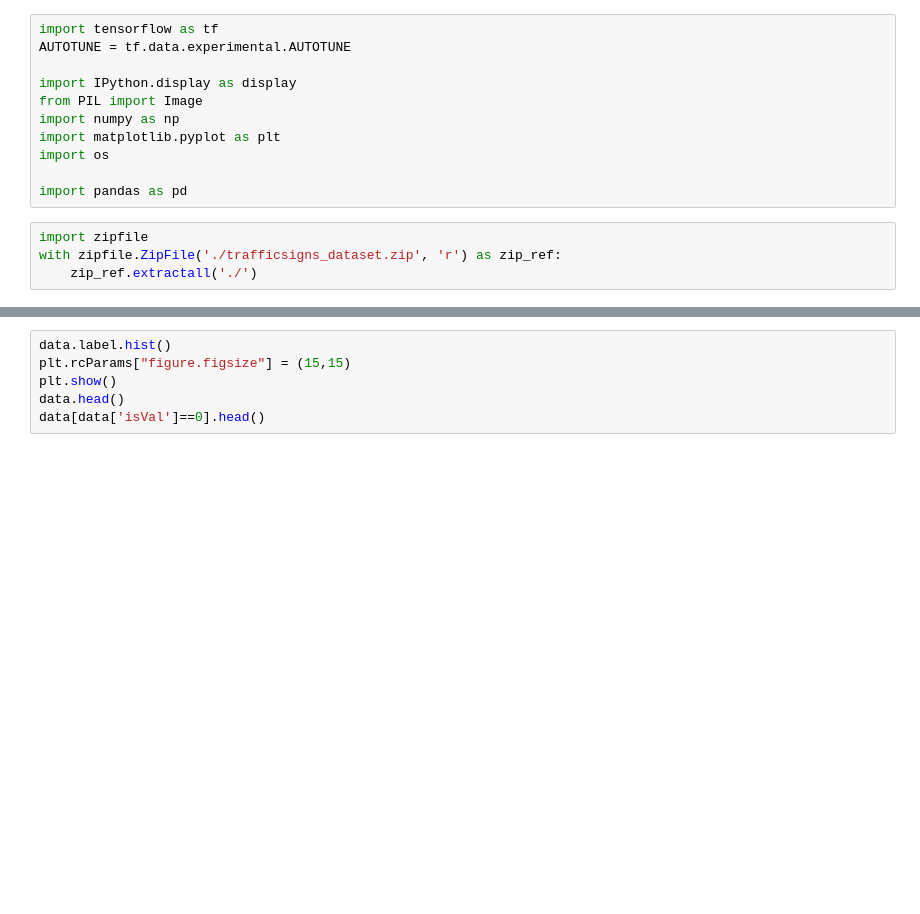
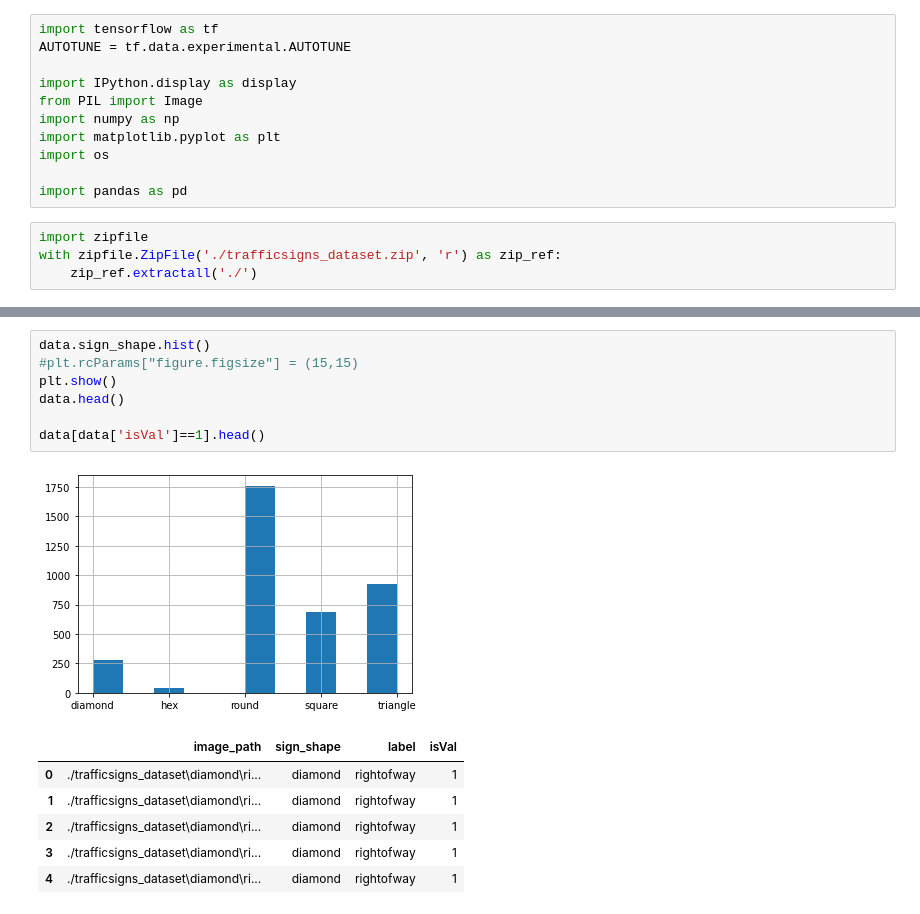
Before and after one commit to Lakindud2002/ML-Assignment2, a Jupyter notebook: Test.ipynb, the cells around one changed output, grey strips where cells are left out. Drawn from its saved outputs; the diff is of its cells as text; blank space fills up the shorter version.

```diff
--- a/Test.ipynb
+++ b/Test.ipynb
@@ -41,7 +48,16 @@ data.head()
 # %%
-data.label.hist()
-plt.rcParams["figure.figsize"] = (15,15)
+data.sign_shape.hist()
+#plt.rcParams["figure.figsize"] = (15,15)
 plt.show()
 data.head()
-data[data['isVal']==0].head()
+
+data[data['isVal']==1].head()
+# %% [output]
+[figure, added]
+|  | image_path | sign_shape | label | isVal |
+| 0 | ./trafficsigns_dataset\diamond\ri... | diamond | rightofway | 1 |
+| 1 | ./trafficsigns_dataset\diamond\ri... | diamond | rightofway | 1 |
+| 2 | ./trafficsigns_dataset\diamond\ri... | diamond | rightofway | 1 |
+| 3 | ./trafficsigns_dataset\diamond\ri... | diamond | rightofway | 1 |
+| 4 | ./trafficsigns_dataset\diamond\ri... | diamond | rightofway | 1 |
 # %%
```
Also changed, not shown: parts of 12 cells of this notebook, 3 other files.
